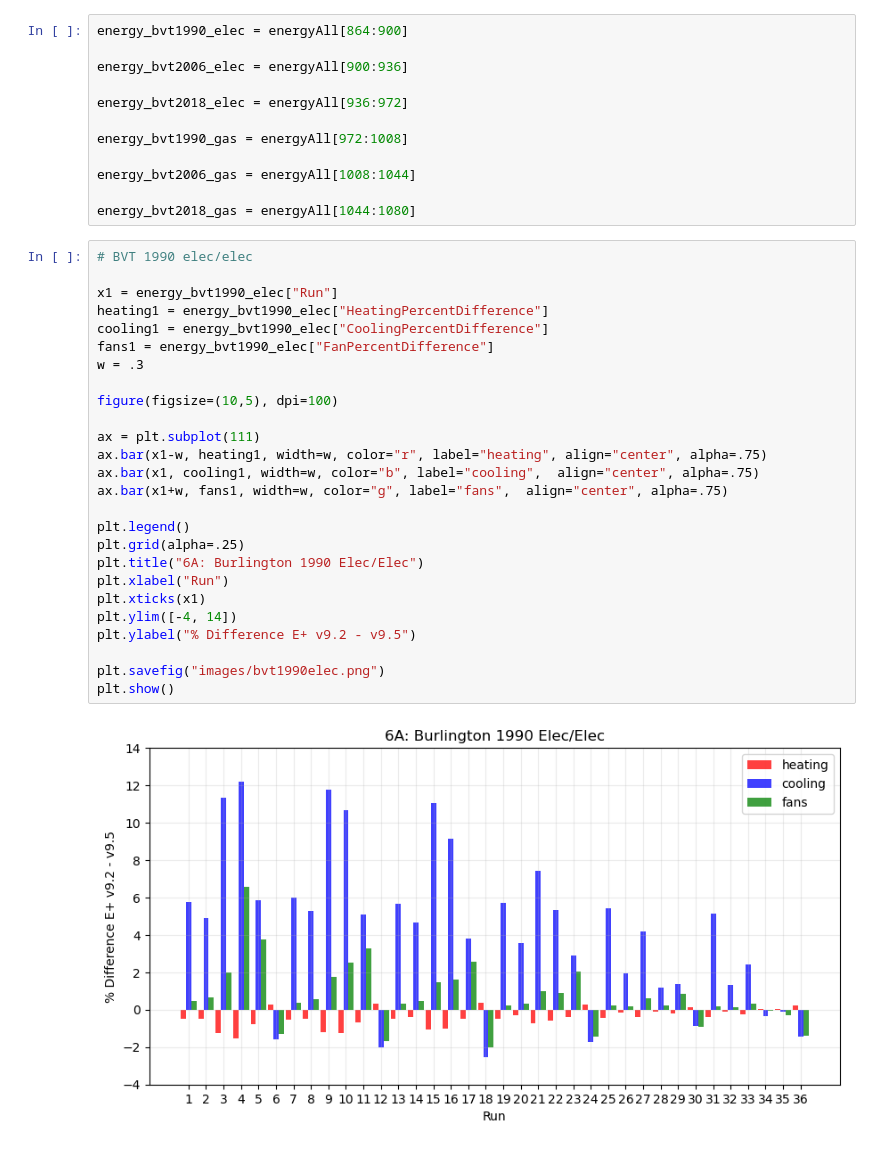
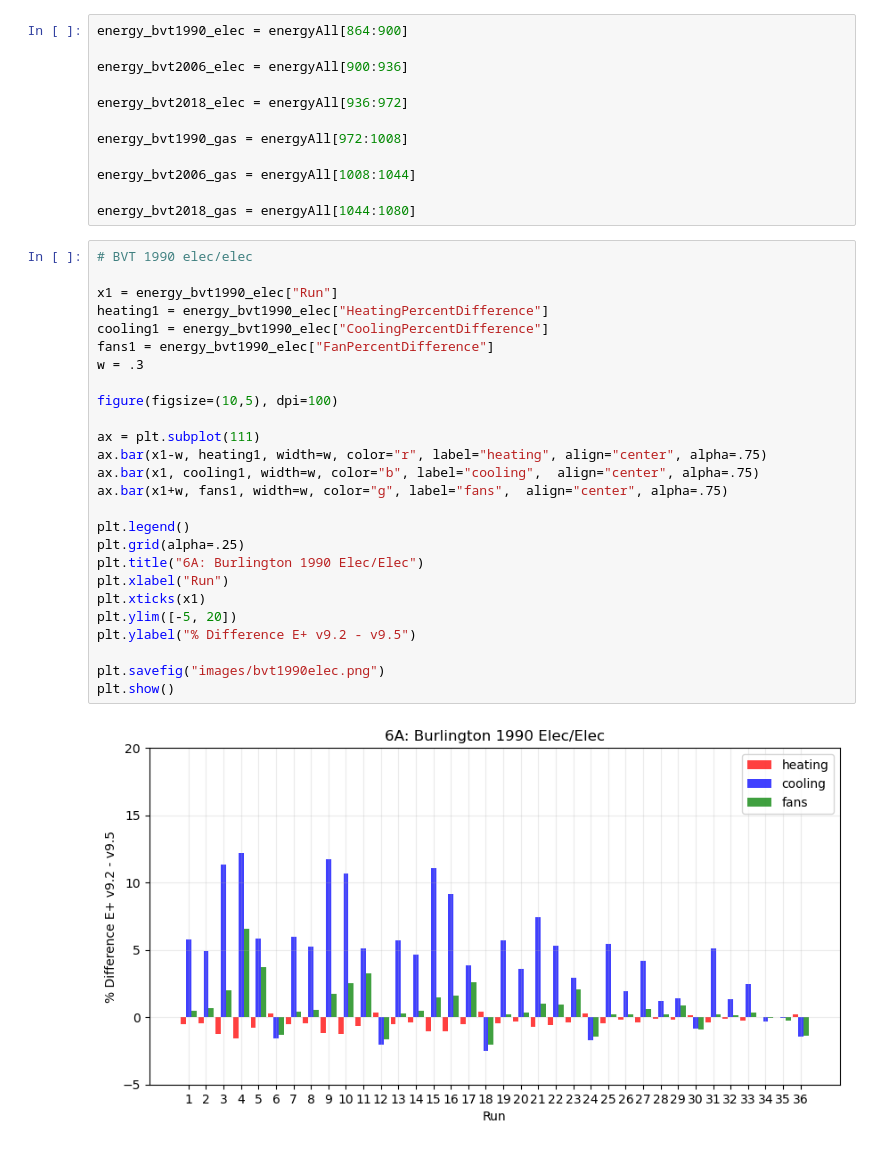
Before and after one commit to klharp/AE_Analysis, a Jupyter notebook: VersionAnalysis6A.ipynb, the cells around one changed output. Saved outputs shown, nothing was run; the diff lists cells and outputs as text.

```diff
--- a/VersionAnalysis6A.ipynb
+++ b/VersionAnalysis6A.ipynb
@@ -105,31 +105,31 @@ energy_bvt2018_gas = energyAll[1044:1080]
 # %%
 # BVT 1990 elec/elec
 
 x1 = energy_bvt1990_elec["Run"]
 heating1 = energy_bvt1990_elec["HeatingPercentDifference"]
 cooling1 = energy_bvt1990_elec["CoolingPercentDifference"]
 fans1 = energy_bvt1990_elec["FanPercentDifference"]
 w = .3
 
 figure(figsize=(10,5), dpi=100)
 
 ax = plt.subplot(111)
 ax.bar(x1-w, heating1, width=w, color="r", label="heating", align="center", alpha=.75)
 ax.bar(x1, cooling1, width=w, color="b", label="cooling",  align="center", alpha=.75)
 ax.bar(x1+w, fans1, width=w, color="g", label="fans",  align="center", alpha=.75)
 
 plt.legend()
 plt.grid(alpha=.25)
 plt.title("6A: Burlington 1990 Elec/Elec")
 plt.xlabel("Run")
 plt.xticks(x1)
-plt.ylim([-4, 14])
+plt.ylim([-5, 20])
 plt.ylabel("% Difference E+ v9.2 - v9.5")
 
 plt.savefig("images/bvt1990elec.png")
 plt.show()
 # %% [output]
-[figure, old version]
+[figure, new version]
 # %%
 # BVT 1990 gas/elec
 
```
Also changed, not shown: parts of 5 cells of this notebook, 47 other files.
